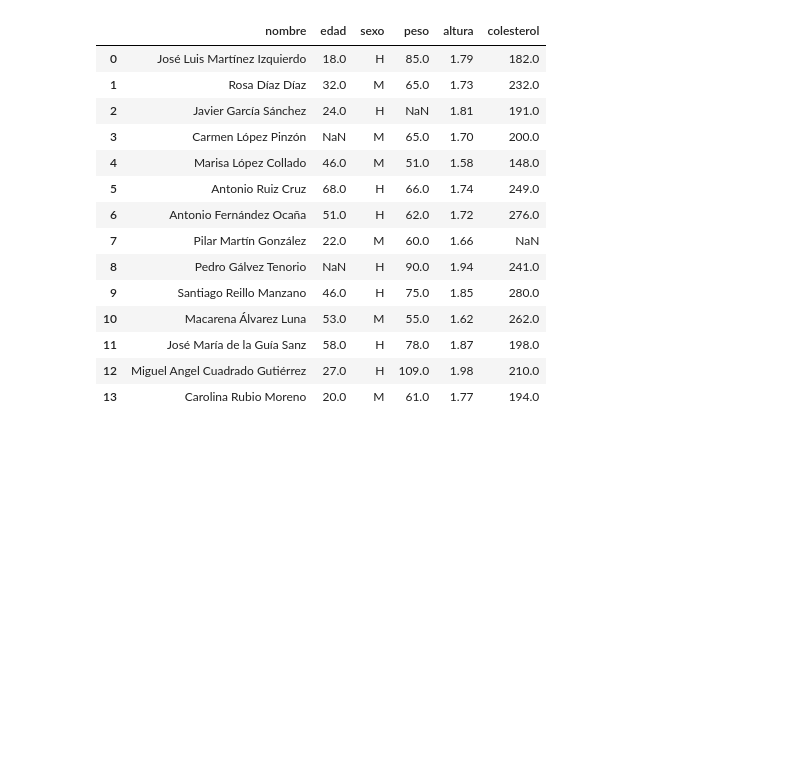
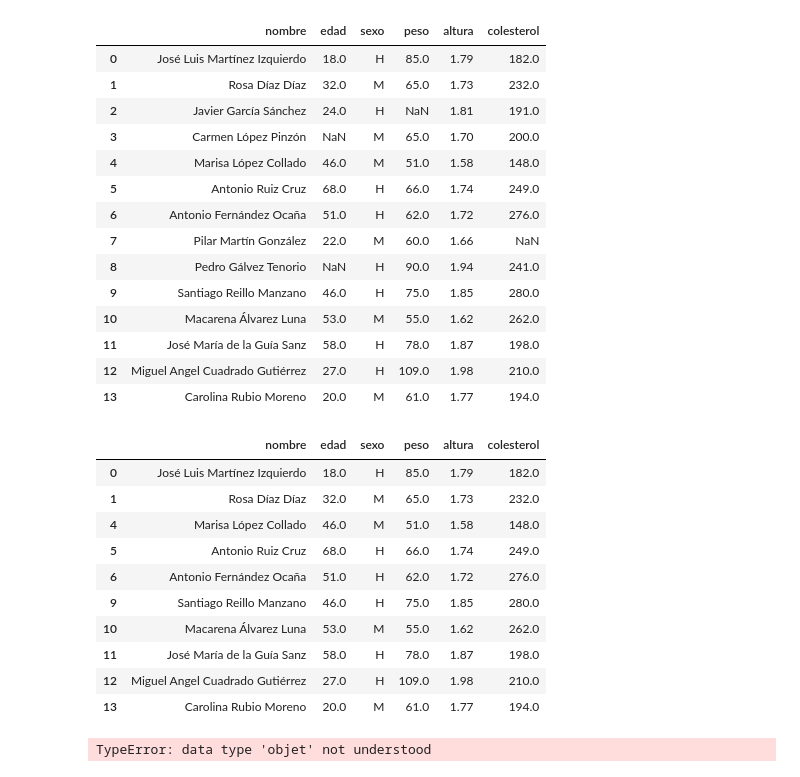
Before and after one commit to Senador05/phyton, a Jupyter notebook: Numpy/Pandas/pandas.ipynb, the cells around one changed output. Cells and saved outputs as stored; diff of their text form; code cells hidden in the pictures; blank space fills up the shorter version.

```diff
--- a/Numpy/Pandas/pandas.ipynb
+++ b/Numpy/Pandas/pandas.ipynb
@@ -891,3 +892,21 @@ dfcol[mask]
 | 11 | José María de la Guía Sanz | 58.0 | H | 78.0 | 1.87 | 198.0 |
 | 12 | Miguel Angel Cuadrado Gutiérrez | 27.0 | H | 109.0 | 1.98 | 210.0 |
 | 13 | Carolina Rubio Moreno | 20.0 | M | 61.0 | 1.77 | 194.0 |
+# %%
+dfcol[mask].dropna()
+# %% [output]
+|  | nombre | edad | sexo | peso | altura | colesterol |
+| 0 | José Luis Martínez Izquierdo | 18.0 | H | 85.0 | 1.79 | 182.0 |
+| 1 | Rosa Díaz Díaz | 32.0 | M | 65.0 | 1.73 | 232.0 |
+| 4 | Marisa López Collado | 46.0 | M | 51.0 | 1.58 | 148.0 |
+| 5 | Antonio Ruiz Cruz | 68.0 | H | 66.0 | 1.74 | 249.0 |
+| 6 | Antonio Fernández Ocaña | 51.0 | H | 62.0 | 1.72 | 276.0 |
+| 9 | Santiago Reillo Manzano | 46.0 | H | 75.0 | 1.85 | 280.0 |
+| 10 | Macarena Álvarez Luna | 53.0 | M | 55.0 | 1.62 | 262.0 |
+| 11 | José María de la Guía Sanz | 58.0 | H | 78.0 | 1.87 | 198.0 |
+| 12 | Miguel Angel Cuadrado Gutiérrez | 27.0 | H | 109.0 | 1.98 | 210.0 |
+| 13 | Carolina Rubio Moreno | 20.0 | M | 61.0 | 1.77 | 194.0 |
+# %%
+dfcol.describe(include='objet')
+# %% [output]
+TypeError: data type 'objet' not understood
```
Also changed, not shown: parts of 18 cells of this notebook, 3 other files.
